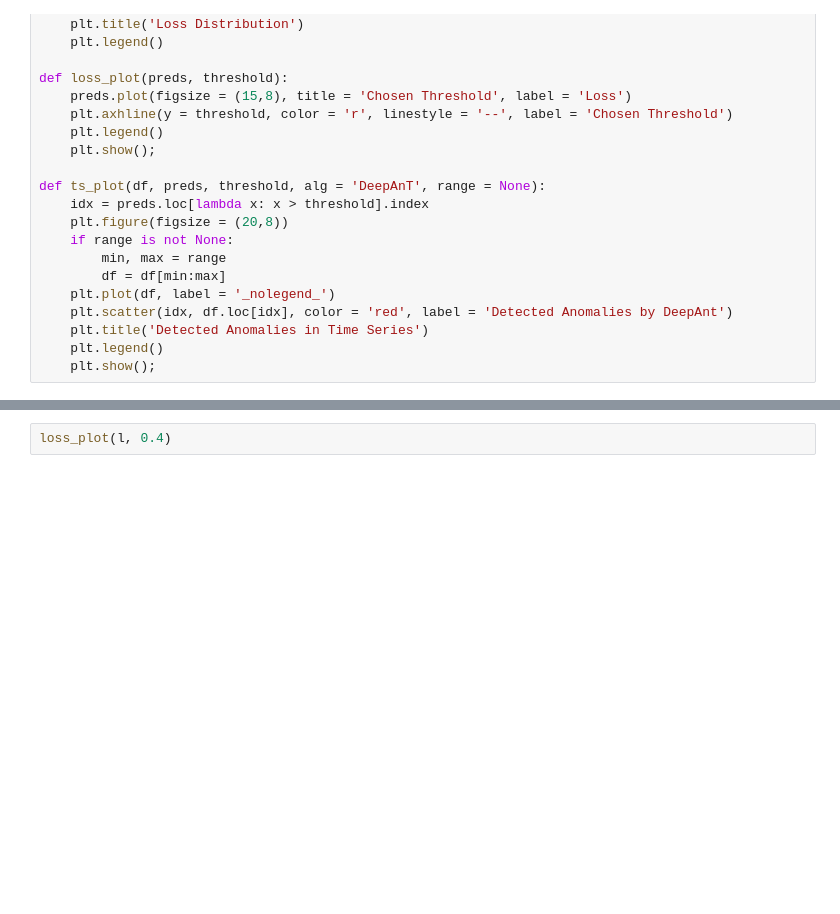
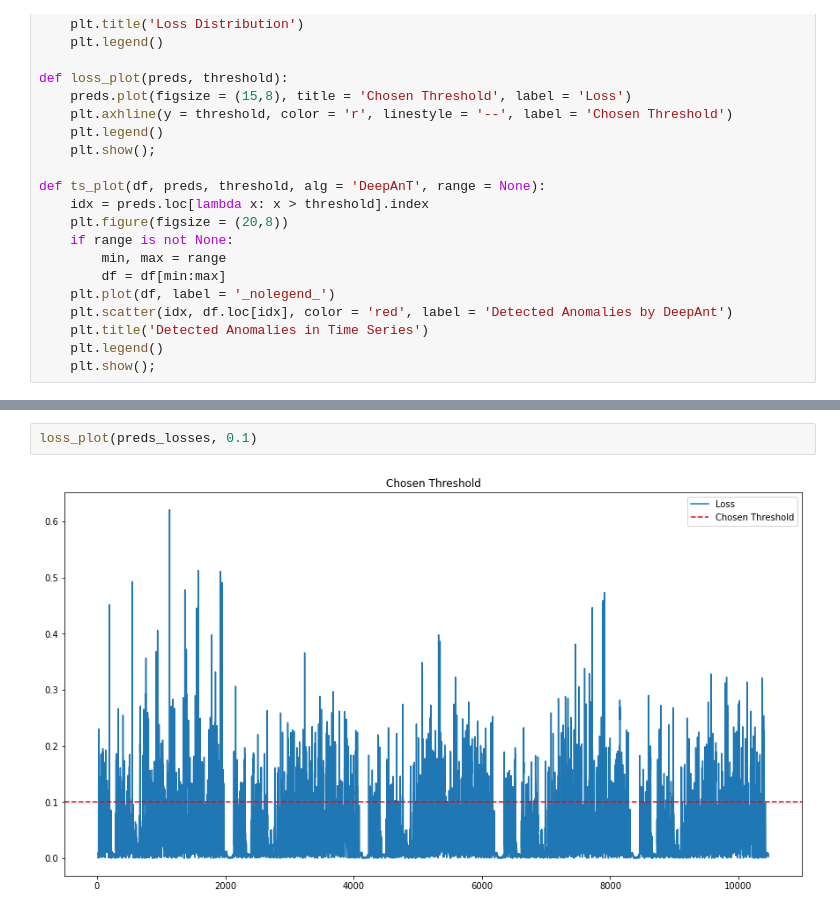
Before and after one commit to okano700/DeepAntTF, a Jupyter notebook: deepantTF.ipynb, the cells around one changed output, grey strips where cells are left out. Drawn from its saved outputs; the diff is of its cells as text; blank space fills up the shorter version.

```diff
--- a/deepantTF.ipynb
+++ b/deepantTF.ipynb
@@ -144,3 +167,5 @@ plot_predictions(l, THRESHOLD)
 # %%
-loss_plot(l, 0.4)
+loss_plot(preds_losses, 0.1)
+# %% [output]
+[figure, added]
 # %%
```
Also changed, not shown: parts of 18 cells of this notebook, 1 other file.
